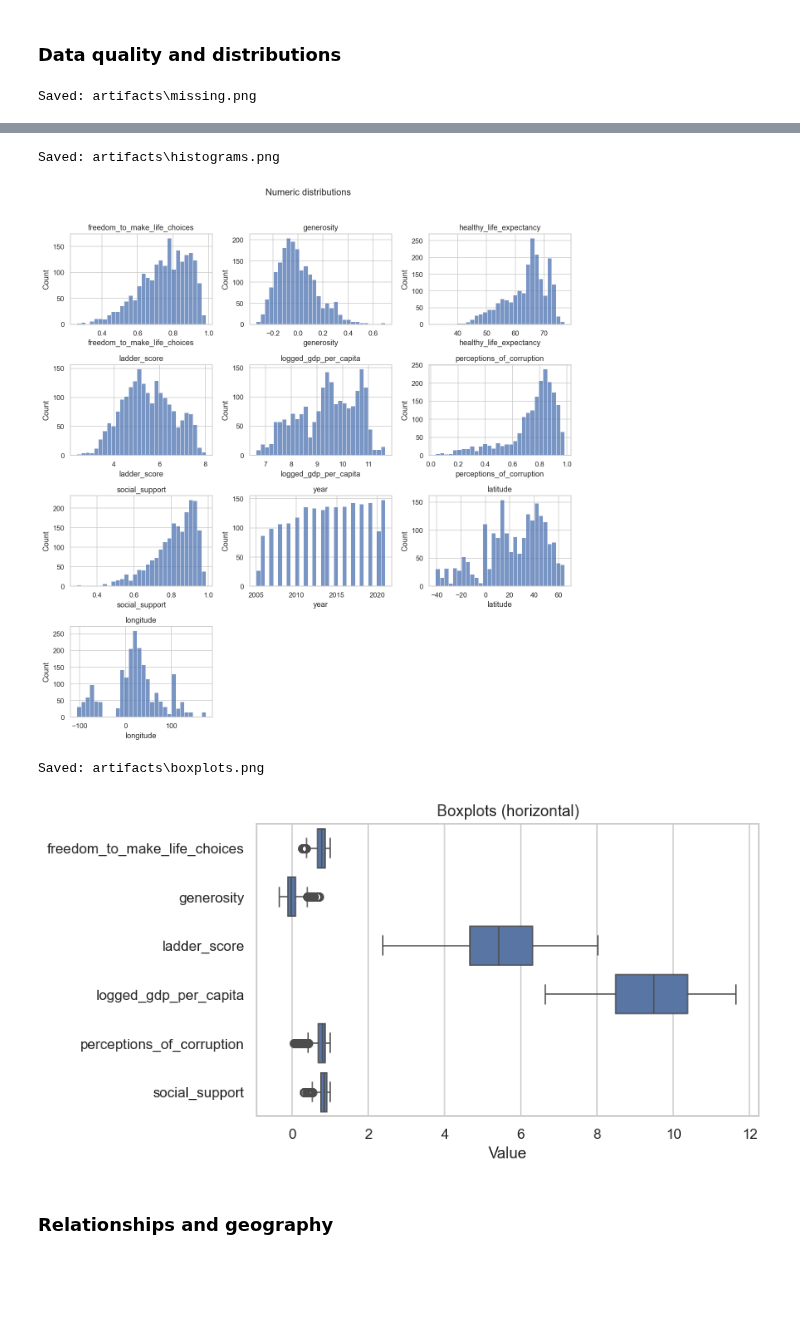
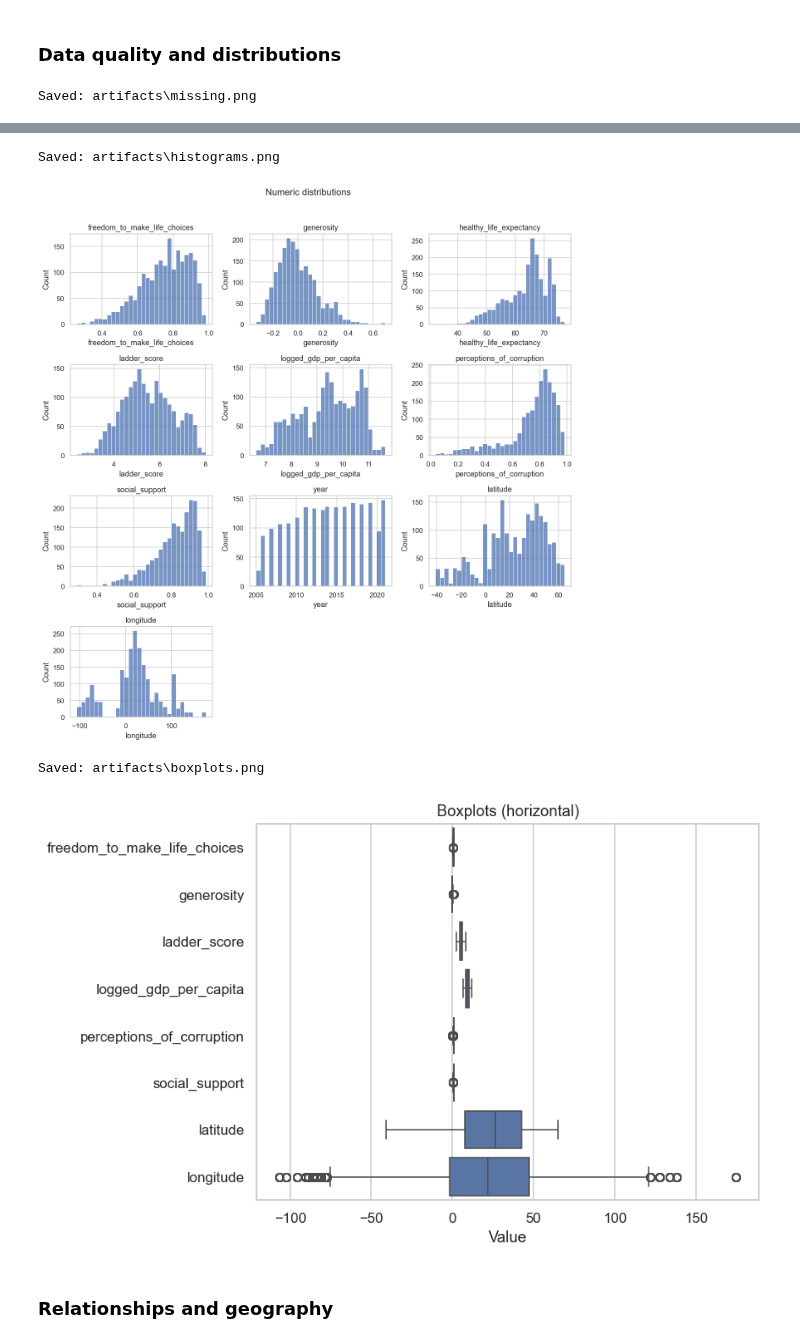
Before and after one commit to Ch3rry-Pi3-AI/DataAnalysis-World-Happiness-Report, a Jupyter notebook: notebooks/eda_notebook.ipynb, the cells around one changed output, grey strips where cells are left out. Cells and saved outputs as stored; diff of their text form; code cells hidden in the pictures; blank space fills up the shorter version.

```diff
--- a/notebooks/eda_notebook.ipynb
+++ b/notebooks/eda_notebook.ipynb
@@ -49,7 +49,7 @@ gold_df = load_gold_happiness_data(verbose=True)
 cfg = EDAConfig(save_dir=Path("artifacts"), use_theme=True, fig_dpi=110)
 
 # EDAExplorer wraps common summaries/plots and keeps the DataFrame immutable
-eda = EDAExplorer(gold_df, config=cfg, lat_col="latitude", lon_col="longitude")
+eda = EDAExplorer(gold_df, config=cfg)
 # %% [markdown]
 ### Quick looks
 # %%
@@ -126,23 +126,23 @@ Memory usage: 0.50 MB
 # %%
 # ---------------------------------------------------------------------
 # Data quality & distributions
 # ---------------------------------------------------------------------
 
 # Missingess: with plot=True, display and save a barplot of missing values
 eda.missing(plot=True)
 
 # Histograms of numeric features
 eda.histograms(bins=30, exclude="year")
 
 # Horizontal barplot used for outlier detection
-eda.boxplots(exclude=["healthy_life_expectancy", "year", "latitude", "longitude"])
+eda.boxplots(exclude=["healthy_life_expectancy", "year"])
 # %% [output]
 Saved: artifacts\missing.png
 [figure]
 Saved: artifacts\histograms.png
 [figure]
 Saved: artifacts\boxplots.png
-[figure, old version]
+[figure, new version]
 # %% [markdown]
 ### Relationships and geography
 # %%
```
Also changed, not shown: parts of 1 cell of this notebook, 16 other files.
